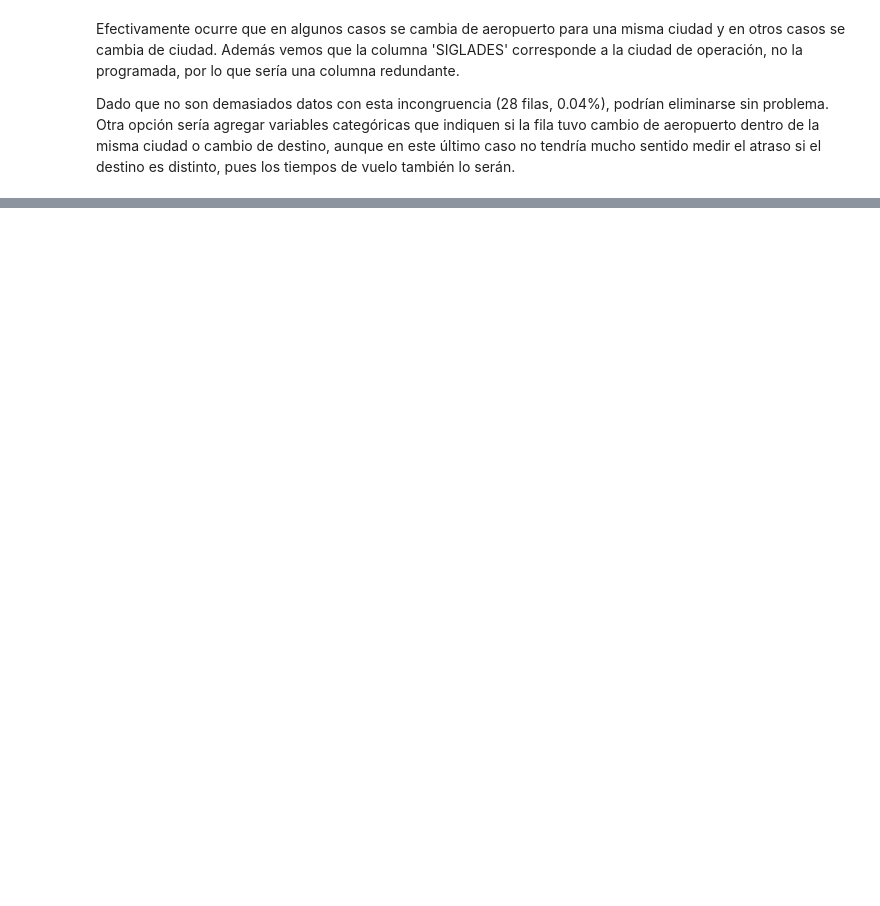
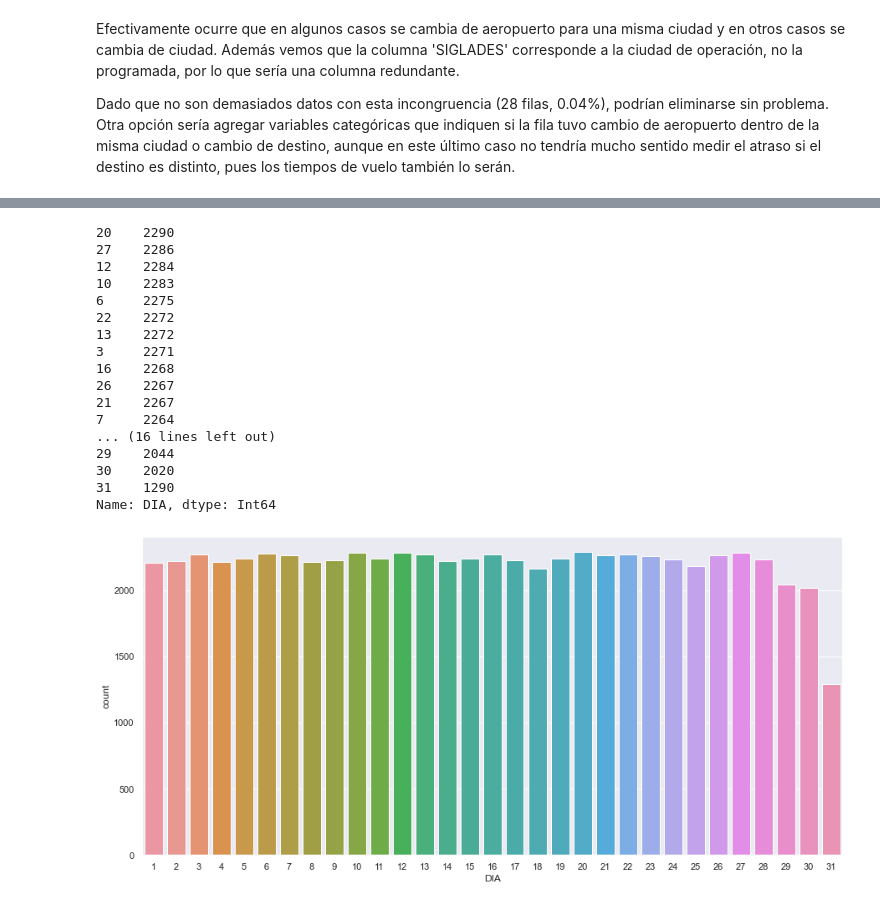
Before and after one commit to igonzalezperez/airline-challenge, a Jupyter notebook: solution.ipynb, the cells around one changed output, grey strips where cells are left out. Saved outputs shown, nothing was run; the diff lists cells and outputs as text; code cells hidden in the pictures; blank space fills up the shorter version.

```diff
--- a/solution.ipynb
+++ b/solution.ipynb
@@ -590,0 +629,23 @@ data.loc[data['OPERA'] == 'Austral', 'OPERA'] = 'Aerolíneas Argentinas'
+# %%
+print(data['DIA'].value_counts())
+fig, ax = plt.subplots(1, 1, figsize=(15, 7))
+_ = sns.countplot(data=data, x='DIA', ax=ax)
+# %% [output]
+20    2290
+27    2286
+12    2284
+10    2283
+6     2275
+22    2272
+13    2272
+3     2271
+16    2268
+26    2267
+21    2267
+7     2264
+... (16 lines left out)
+29    2044
+30    2020
+31    1290
+Name: DIA, dtype: Int64
+[figure, added]
```
Also changed, not shown: parts of 72 cells of this notebook.
